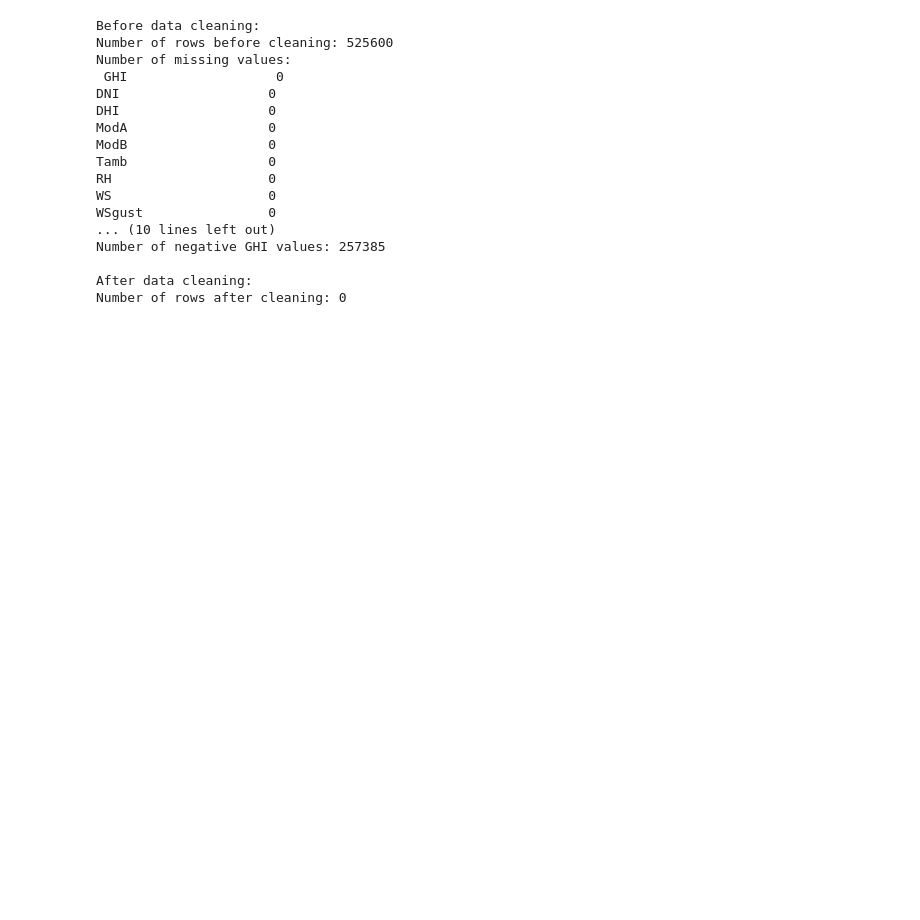
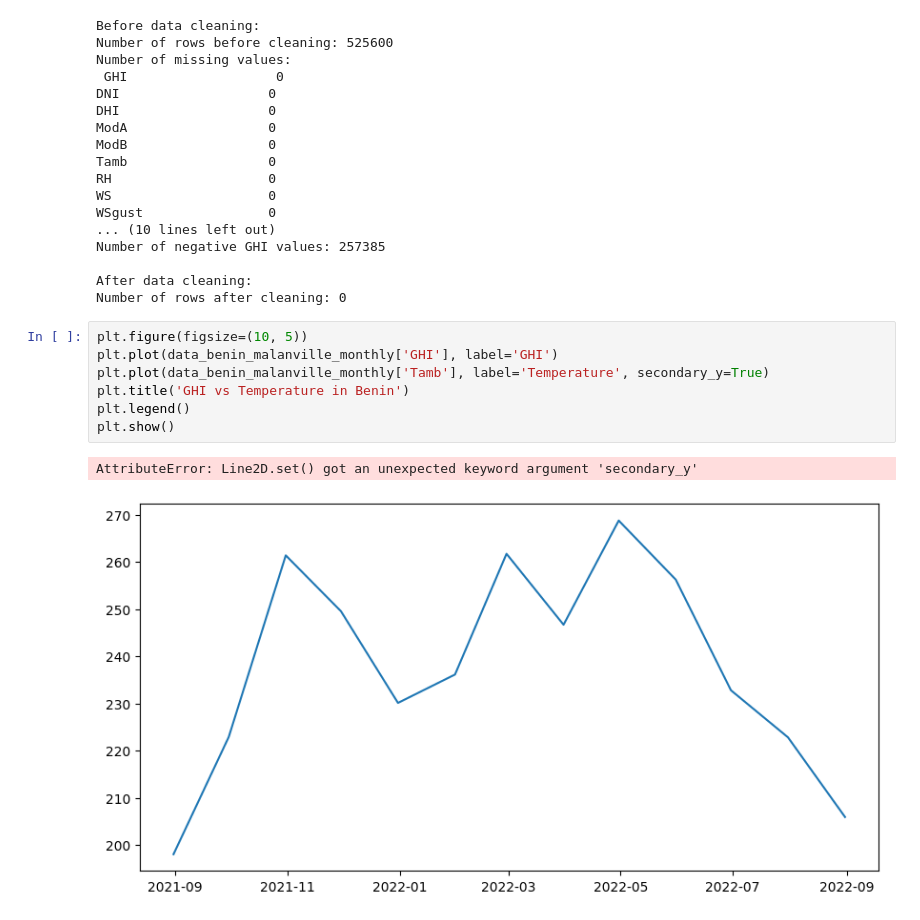
Before and after one commit to juniorworku/10-academy-ai-mastry, a Jupyter notebook: week0/Task1/notebooks/solar_analysis.ipynb, the cells around one changed output. Drawn from its saved outputs; the diff is of its cells as text; blank space fills up the shorter version.

```diff
--- a/week0/Task1/notebooks/solar_analysis.ipynb
+++ b/week0/Task1/notebooks/solar_analysis.ipynb
@@ -405,3 +405,13 @@ Number of negative GHI values: 257385
 
 After data cleaning:
 Number of rows after cleaning: 0
+# %%
+plt.figure(figsize=(10, 5))
+plt.plot(data_benin_malanville_monthly['GHI'], label='GHI')
+plt.plot(data_benin_malanville_monthly['Tamb'], label='Temperature', secondary_y=True)
+plt.title('GHI vs Temperature in Benin')
+plt.legend()
+plt.show()
+# %% [output]
+AttributeError: Line2D.set() got an unexpected keyword argument 'secondary_y'
+[figure, added]
```
Also changed, not shown: parts of 3 cells of this notebook, 1 other file.
